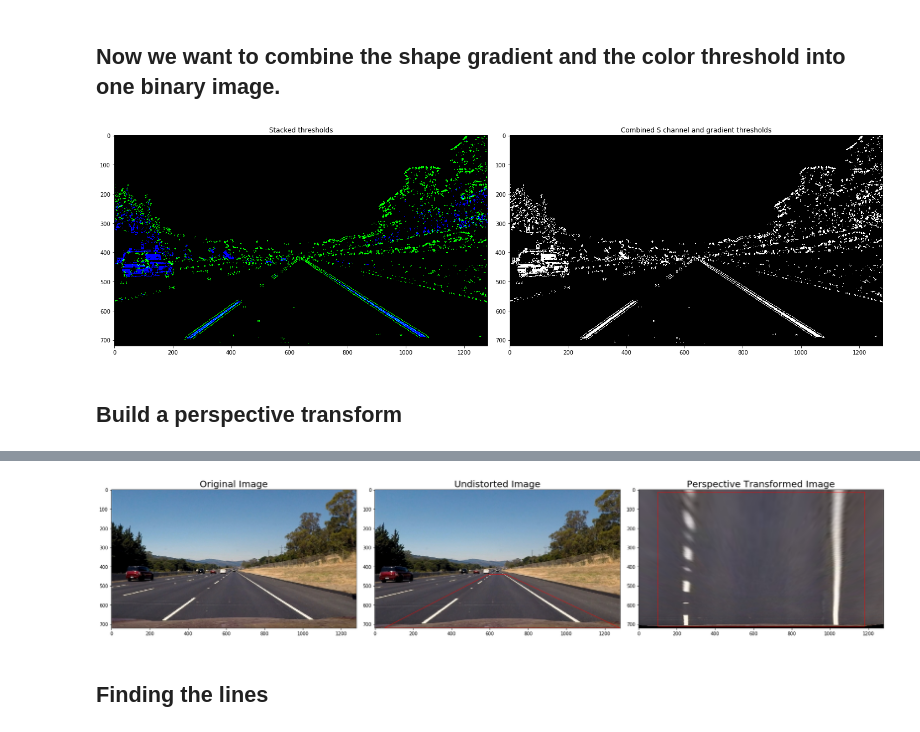
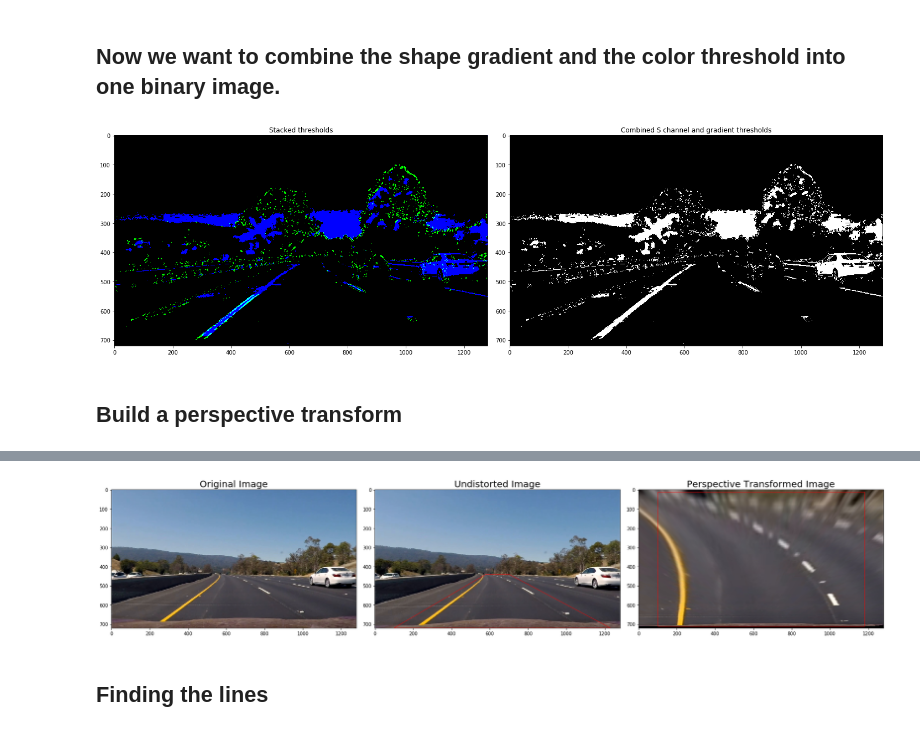
Before and after one commit to hyena3300/CarND-Advanced-Lane-Lines, a Jupyter notebook: my_code/advance_lane_lines.ipynb, the cells around one changed output, grey strips where cells are left out. Drawn from its saved outputs; the diff is of its cells as text; code cells hidden in the pictures.

```diff
--- a/my_code/advance_lane_lines.ipynb
+++ b/my_code/advance_lane_lines.ipynb
@@ -174,7 +176,7 @@ def dir_threshold(image, sobel_kernel=3, dir_thresh=(0, np.pi/2)):
 ### Create combined gradient
 # %%
 # Read in an image
-image = mpimg.imread('../test_images/straight_lines2.jpg')
+image = mpimg.imread('../test_images/test4.jpg')
 
 # Undistort the image
 undistorted_img = undistort_img(image, objpoints, imgpoints)
@@ -186,8 +188,8 @@ def build_shape_gradient(image, sobel_kernel):
     # Apply each of the thresholding functions
     gradx = abs_sobel_thresh(image, orient='x', sobel_kernel=sobel_kernel, sobel_thresh=(30, 80))
     grady = abs_sobel_thresh(image, orient='y', sobel_kernel=sobel_kernel, sobel_thresh=(30, 80))
-    mag_binary = mag_thresh(image, sobel_kernel=sobel_kernel, mag_thresh=(30, 100))
-    dir_binary = dir_threshold(image, sobel_kernel=sobel_kernel, dir_thresh=(0.7, 1.3))
+    mag_binary = mag_thresh(image, sobel_kernel=sobel_kernel, mag_thresh=(50, 100))
+    dir_binary = dir_threshold(image, sobel_kernel=sobel_kernel, dir_thresh=(0.7, 0.9))
 
     combined_gradient = np.zeros_like(dir_binary)
     combined_gradient[((gradx == 1) & (grady == 1)) | ((mag_binary == 1) & (dir_binary == 1))] = 1
@@ -253,7 +273,10 @@ def build_binary_threshold(image, objpoints, imgpoints, sobel_kernel):
     shape_tuple = build_shape_gradient(image, sobel_kernel)
     combined_gradient = shape_tuple[len(shape_tuple) - 1]
 
-    color_threshold = build_color_threshold(image, thresh=(180, 255))
+    color_threshold = build_color_threshold(undistorted_img,
+                                        hls_thresh = hls_thresh,
+                                        hsv_thresh = hsv_thresh,
+                                        lab_thresh = lab_thresh)
 
     # Stack each channel to view their individual contributions in green and blue respectively
     # This returns a stack of the two binary images, whose components you can see as different colors
@@ -279,7 +302,7 @@ ax2.set_title('Combined S channel and gradient thresholds')
 ax2.imshow(combined_binary, cmap='gray')
 f.tight_layout()
 # %% [output]
-[figure, old version]
+[figure, new version]
 # %% [markdown]
 ## Build a perspective transform ##
 # %%
@@ -305,13 +328,16 @@ def apply_perspective_transform(image, perspective_M):
     return cv2.warpPerspective(image, perspective_M, img_size, flags=cv2.INTER_LINEAR)
 
 # Read in an image
-image = mpimg.imread('../test_images/straight_lines2.jpg')
+image = mpimg.imread('../test_images/trouble_image_128.jpg')
 
 # Undistort the image
 undistorted_img = undistort_img(image, objpoints, imgpoints)
 
 img_size = (image.shape[1], image.shape[0])
-area_points = [(595, 440), (685, 440), (img_size[0], img_size[1]), (50, img_size[1])]
+area_points = [(580, 440),
+               (700, 440),
+               (img_size[0] - 50, img_size[1]),
+               (100, img_size[1])]
 transform_area = [area_points]
 
 perspective_M, perspective_M_inverse = build_perspective_matrix(undistorted_img, board_width, board_height, transform_area)
@@ -363,4 +389,4 @@ f.tight_layout()
-[figure, old version]
+[figure, new version]
 # %% [markdown]
 ## Finding the lines ##
 # %% [markdown]
```
Also changed, not shown: parts of 17 cells of this notebook, 10 other files.
